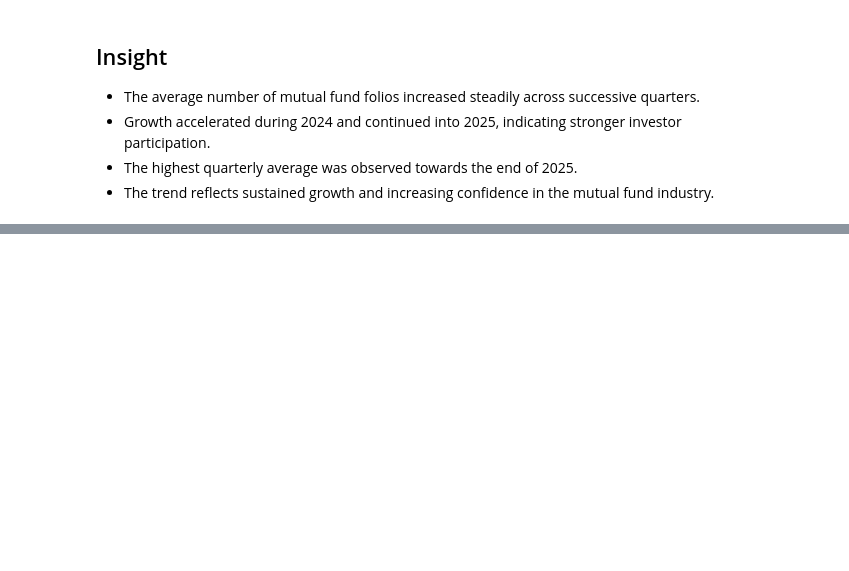
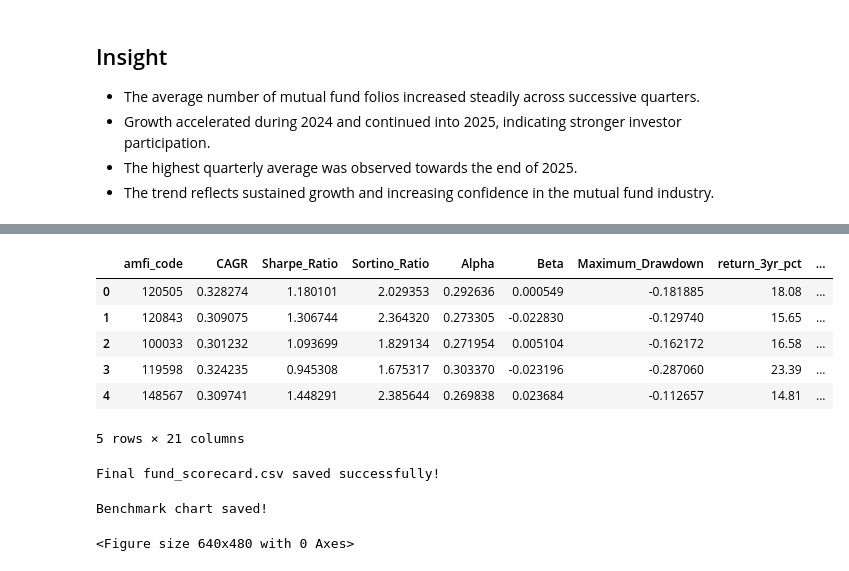
Before and after one commit to Aishwch/mutual-fund-analytics, a Jupyter notebook: notebooks/EDA_Analysis.ipynb, the cells around one changed output, grey strips where cells are left out. Cells and saved outputs as stored; diff of their text form; code cells hidden in the pictures; blank space fills up the shorter version.

```diff
--- a/notebooks/EDA_Analysis.ipynb
+++ b/notebooks/EDA_Analysis.ipynb
@@ -815,0 +1205,17 @@ plt.show()
+# %%
+import pandas as pd
+import numpy as np
+import matplotlib.pyplot as plt
+
+# Load datasets
+fund_scorecard = pd.read_csv("../data/processed/fund_scorecard.csv")
+nav_data = pd.read_csv("../data/processed/02_nav_history_cleaned.csv")
+benchmark = pd.read_csv("../data/processed/10_benchmark_indices_cleaned.csv")
+
+# Convert dates
+nav_data["date"] = pd.to_datetime(nav_data["date"])
+benchmark["date"] = pd.to_datetime(benchmark["date"])
+
+print(fund_scorecard.head())
+print(nav_data.head())
+print(benchmark.head())
@@ -815,0 +1373,36 @@ plt.show()
+# %%
+fund_scorecard = fund_scorecard.merge(
+    tracking_error_df,
+    on="amfi_code",
+    how="left"
+)
+
+fund_scorecard.head()
+# %% [output]
+|  | amfi_code | CAGR | Sharpe_Ratio | Sortino_Ratio | Alpha | Beta | Maximum_Drawdown | return_3yr_pct | ... |
+| 0 | 120505 | 0.328274 | 1.180101 | 2.029353 | 0.292636 | 0.000549 | -0.181885 | 18.08 | ... |
+| 1 | 120843 | 0.309075 | 1.306744 | 2.364320 | 0.273305 | -0.022830 | -0.129740 | 15.65 | ... |
+| 2 | 100033 | 0.301232 | 1.093699 | 1.829134 | 0.271954 | 0.005104 | -0.162172 | 16.58 | ... |
+| 3 | 119598 | 0.324235 | 0.945308 | 1.675317 | 0.303370 | -0.023196 | -0.287060 | 23.39 | ... |
+| 4 | 148567 | 0.309741 | 1.448291 | 2.385644 | 0.269838 | 0.023684 | -0.112657 | 14.81 | ... |
+5 rows × 21 columns
+# %%
+fund_scorecard.to_csv(
+    "../data/processed/fund_scorecard.csv",
+    index=False
+)
+
+print("Final fund_scorecard.csv saved successfully!")
+# %% [output]
+Final fund_scorecard.csv saved successfully!
+# %%
+plt.savefig(
+    "../data/processed/benchmark_comparison_chart.png",
+    dpi=300,
+    bbox_inches="tight"
+)
+
+print("Benchmark chart saved!")
+# %% [output]
+Benchmark chart saved!
+<Figure size 640x480 with 0 Axes>
```
Also changed, not shown: parts of 27 cells of this notebook, 2 other files.
